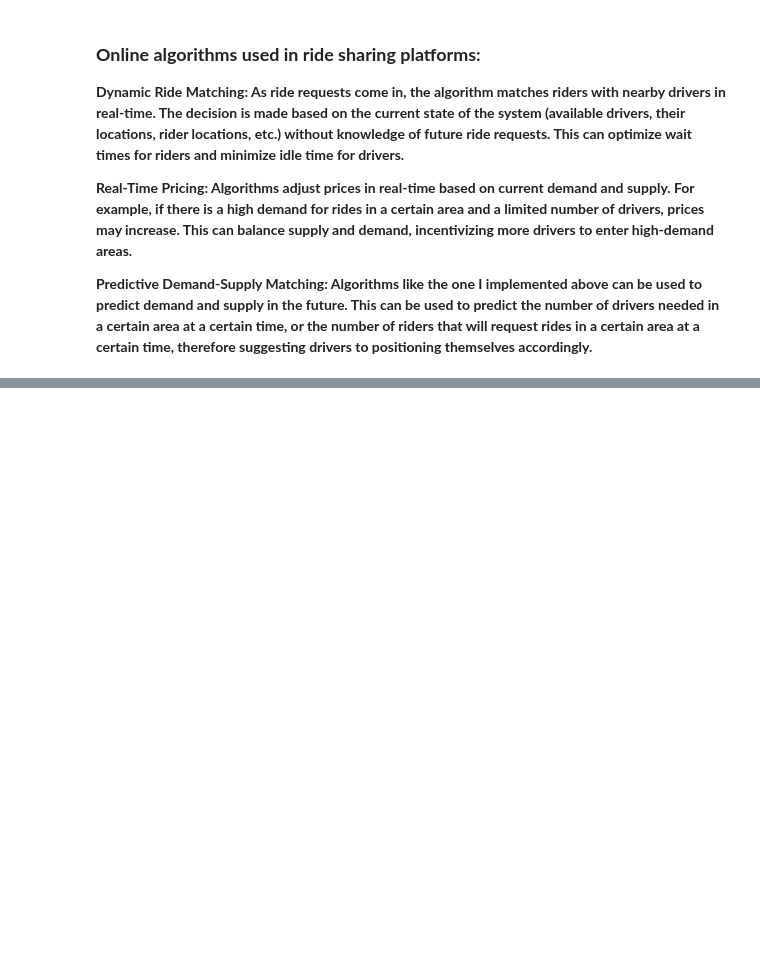
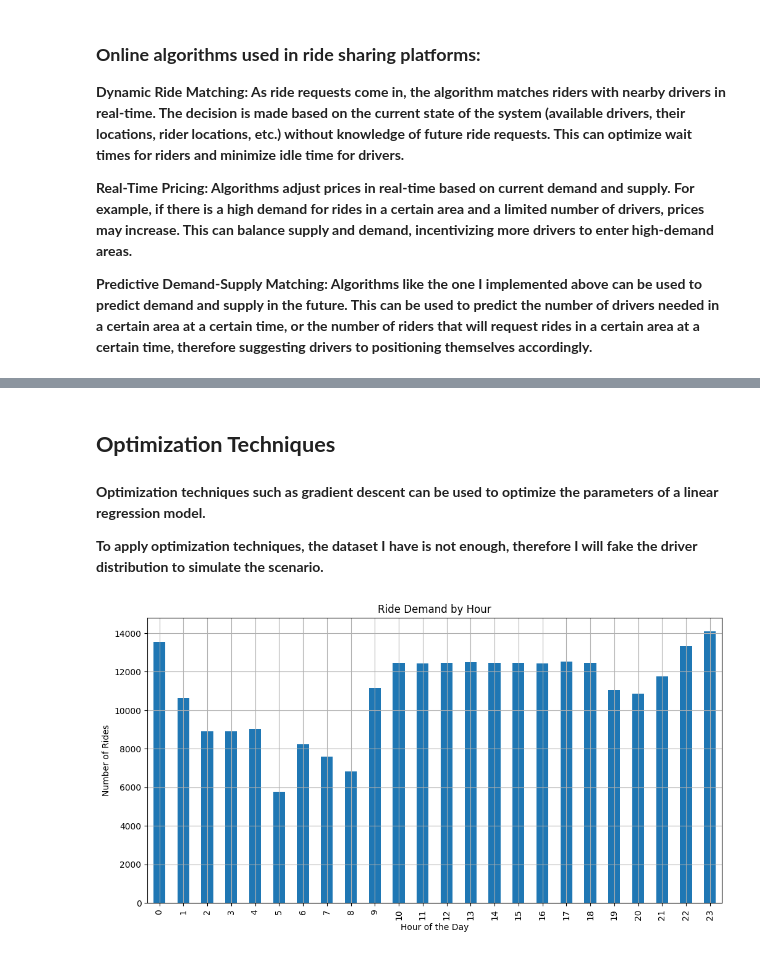
Before and after one commit to ChloeH719/Algorithm-and-Complexity, a Jupyter notebook: project/final_project.ipynb, the cells around one changed output, grey strips where cells are left out. Cells and saved outputs as stored; diff of their text form; code cells hidden in the pictures; blank space fills up the shorter version.

```diff
--- a/project/final_project.ipynb
+++ b/project/final_project.ipynb
@@ -490,0 +542,27 @@ from sklearn.metrics import mean_squared_error, r2_score
+# %% [markdown]
+## **Optimization Techniques**
+# %% [markdown]
+**Optimization techniques such as gradient descent can be used to optimize the parameters of a linear regression model.**
+
+**To apply optimization techniques, the dataset I have is not enough, therefore I will fake the driver distribution to simulate the scenario.**
+# %%
+# Do demand analysis on the data set
+df_opt = pd.read_csv('rideshare_nov.csv')
+
+# Drop rows with missing values
+df_opt = df_opt.dropna()
+
+# Aggregate data by hour
+hourly_demand = df_opt.groupby('hour').size()
+
+# Visualize the demand
+plt.figure(figsize=(12, 6))
+hourly_demand.plot(kind='bar')
+plt.title('Ride Demand by Hour')
+plt.xlabel('Hour of the Day')
+plt.ylabel('Number of Rides')
+plt.xticks(range(0, 24))
+plt.grid(True)
+plt.show()
+# %% [output]
+[figure, added]
```
Also changed, not shown: parts of 10 cells of this notebook, 1 other file.
